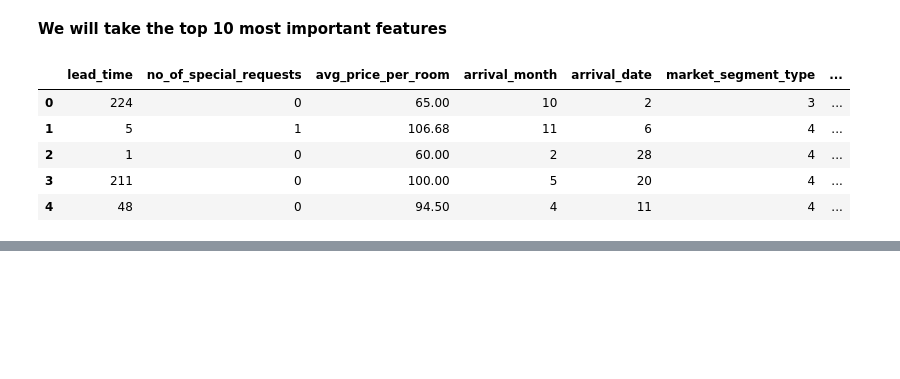
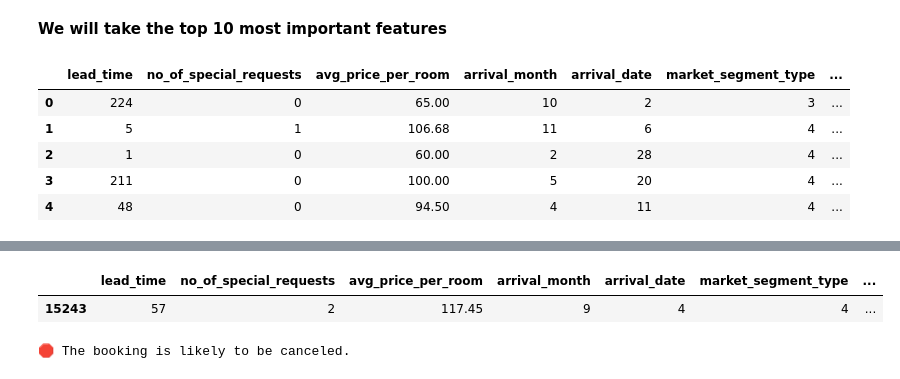
Before and after one commit to BenGJ10/Hotel-Reservation-Prediction-MLOps, a Jupyter notebook: notebook/reservation_prediction.ipynb, the cells around one changed output, grey strips where cells are left out. Saved outputs shown, nothing was run; the diff lists cells and outputs as text; code cells hidden in the pictures; blank space fills up the shorter version.

```diff
--- a/notebook/reservation_prediction.ipynb
+++ b/notebook/reservation_prediction.ipynb
@@ -655,0 +763,7 @@ data = top_10_data.copy()
+# %%
+# Feature splitting
+X = data.drop(columns = 'booking_status')
+Y = data["booking_status"]
+
+# Train-Test Splitting
+X_train , X_test , Y_train , Y_test = train_test_split(X, Y, test_size = 0.2, random_state = 42)
@@ -655,0 +773,11 @@ data = top_10_data.copy()
+# %%
+rf_model = RandomForestClassifier(random_state = 42)
+
+# We will utilize these hyperparameters
+params_dist = {
+    'n_estimators': randint(100,500),
+    'max_depth': randint(10,50),
+    'min_samples_split': randint(2,10),
+    'min_samples_leaf': randint(1,5),
+    'bootstrap': [True , False]
+}
@@ -655,0 +910,5 @@ data = top_10_data.copy()
+# %%
+X_train[10:11]
+# %% [output]
+|  | lead_time | no_of_special_requests | avg_price_per_room | arrival_month | arrival_date | market_segment_type | ... |
+| 15243 | 57 | 2 | 117.45 | 9 | 4 | 4 | ... |
@@ -655,0 +919,9 @@ data = top_10_data.copy()
+# %%
+prediction[0]
+
+if prediction[0] == 1:
+    print("🛑 The booking is likely to be canceled.")
+else:
+    print("✅ The booking is likely to be confirmed.")
+# %% [output]
+🛑 The booking is likely to be canceled.
```
Also changed, not shown: parts of 27 cells of this notebook.
